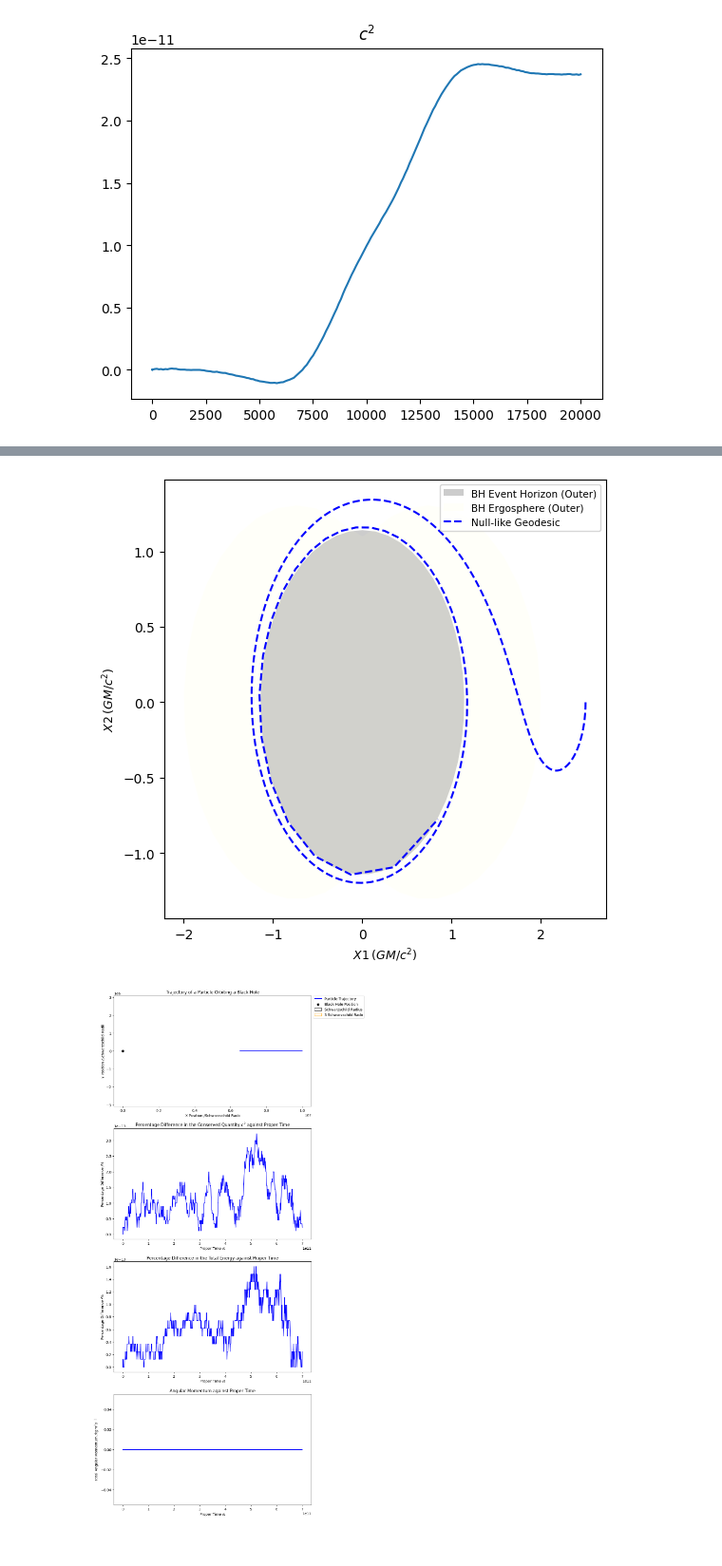
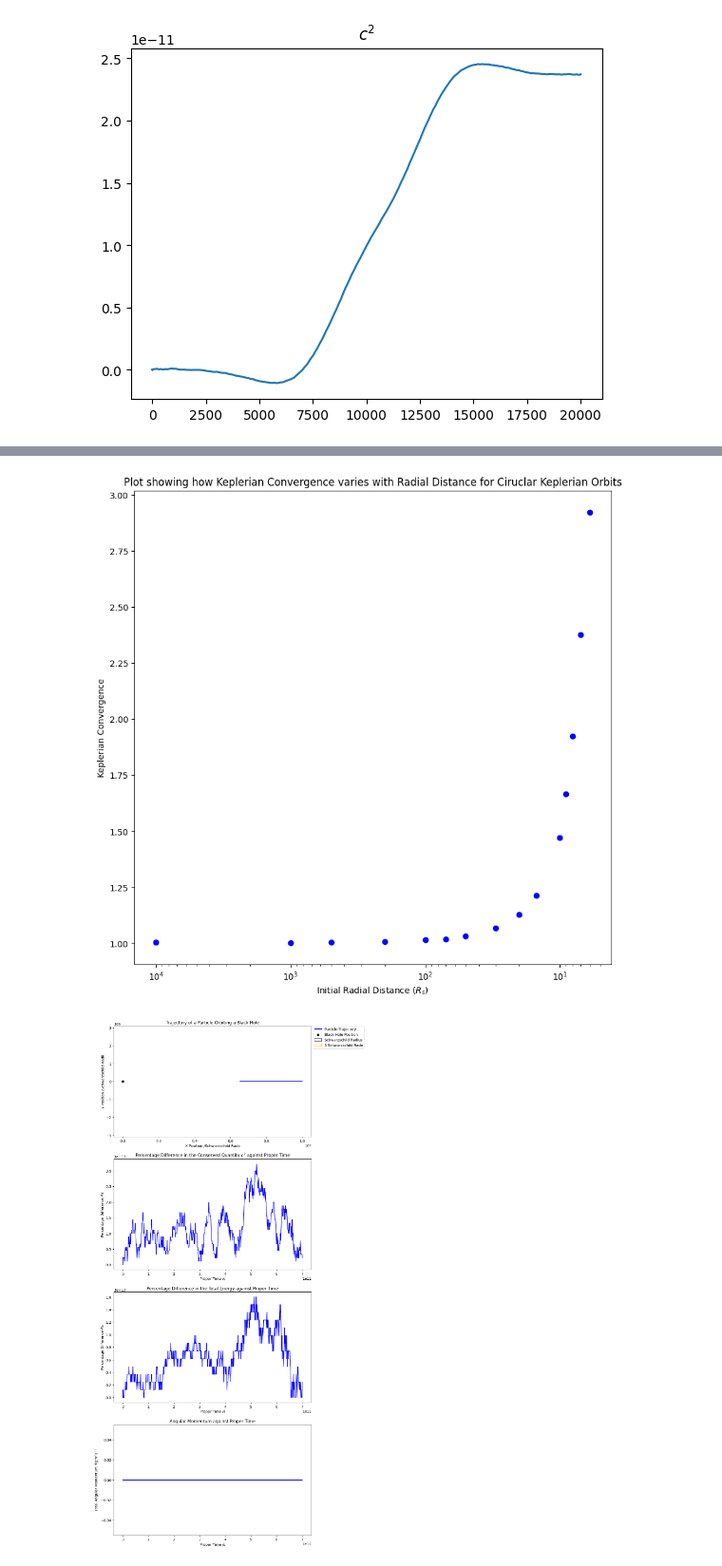
Before and after one commit to BryceDixon/Computational, a Jupyter notebook: assessment3/test3.ipynb, the cells around one changed output, grey strips where cells are left out. Shown at 95% size. Saved outputs shown, nothing was run; the diff lists cells and outputs as text; code cells hidden in the pictures.

```diff
--- a/assessment3/test3.ipynb
+++ b/assessment3/test3.ipynb
@@ -197,29 +191,23 @@ Keplerian Convergence = 1.0000545735764645
-# %%
-from einsteinpy.geodesic import Nulllike
-from einsteinpy.plotting.geodesic import StaticGeodesicPlotter
-position = [2.5, np.pi / 2, 0.]
-momentum = [0., 0., -2]
-a = 0.99
-steps = 7440
-delta = 0.0005
-omega = 0.01
-geod = Nulllike(
-    metric="Kerr",
-    metric_params=(a,),
-    position=position,
-    momentum=momentum,
-    steps=steps,
-    delta=delta,
-    omega=omega,
-    suppress_warnings=True,
-    return_cartesian=True
-)
-
-sgpl = StaticGeodesicPlotter()
-sgpl.plot2D(geod, coordinates=(1, 2), color="blue") # Plot X & Y
-sgpl.show()
-# %% [output]
-[figure, removed]
+# %%
+import matplotlib.pyplot as plt
+from scipy.optimize import curve_fit
+r = [10000, 1000, 500, 200, 100, 70, 50, 30, 20, 15, 10, 9, 8, 7, 6] # R_s
+k = [1.00270, 1.00207, 1.00340, 1.00768, 1.01468, 1.01829, 1.03044, 1.06831, 1.12646, 1.21275, 1.46991, 1.66702, 1.92388, 2.37679, 2.92453]
+
+r = np.array(r)
+k = np.array(k)
+
+fig = plt.figure(figsize = (10,10))
+ax = fig.add_subplot(1,1,1)
+ax.scatter(r, k, color = 'blue')
+ax.invert_xaxis()
+ax.set_xscale('log')
+ax.set_title('Plot showing how Keplerian Convergence varies with Radial Distance for Ciruclar Keplerian Orbits')
+ax.set_ylabel('Keplerian Convergence')
+ax.set_xlabel('Initial Radial Distance $(R_s)$')
+plt.savefig('Kep_convergence.png')
+# %% [output]
+[figure, added]
 # %%
 import numpy as np
 import blackhole_main as bh
```
Also changed, not shown: parts of 1 cell of this notebook, 4 other files.
